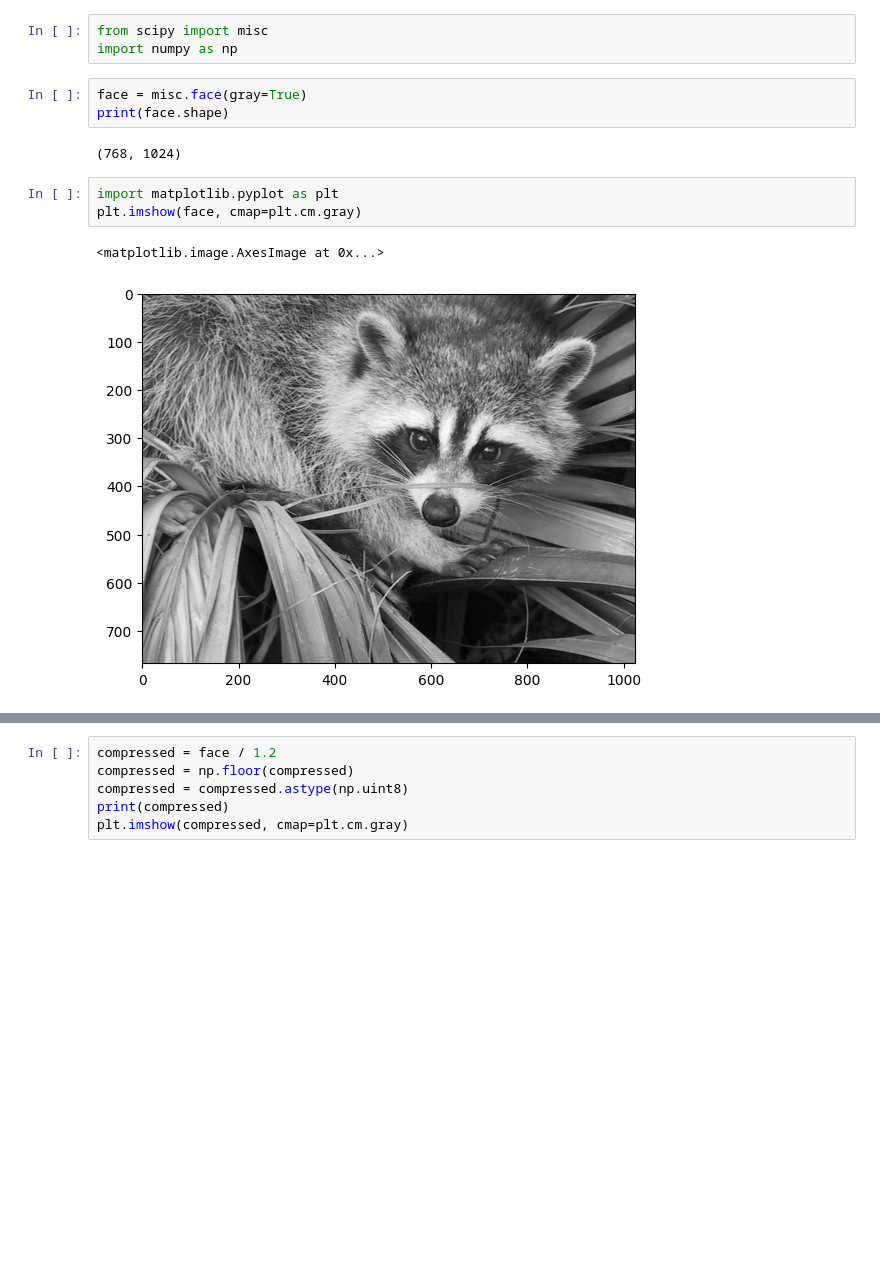
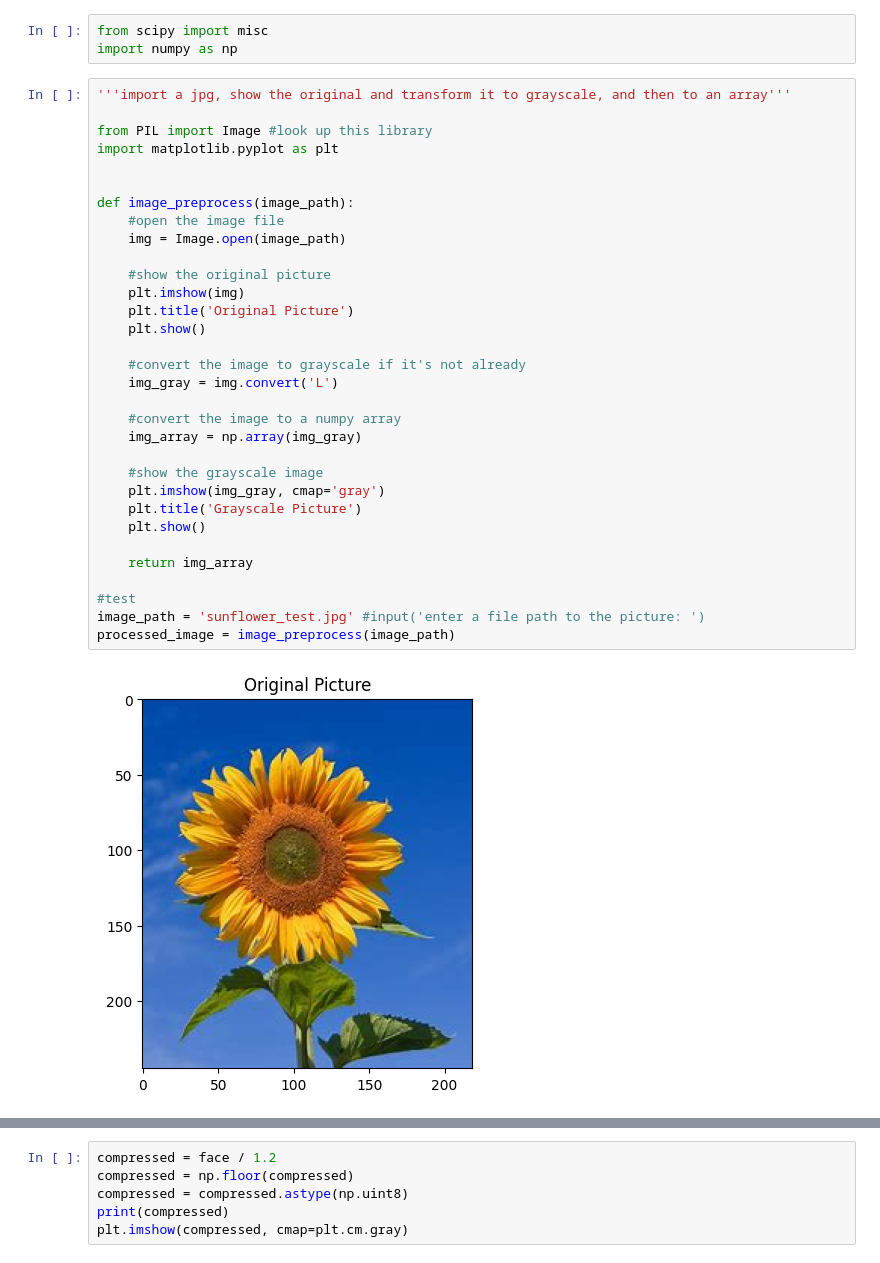
Before and after one commit to bartaldavid/groupwork, a Jupyter notebook: test.ipynb, the cells around one changed output, grey strips where cells are left out. Drawn from its saved outputs; the diff is of its cells as text; blank space fills up the shorter version.

```diff
--- a/test.ipynb
+++ b/test.ipynb
@@ -1,14 +1,37 @@
 # %%
 from scipy import misc
 import numpy as np
-# %%
-face = misc.face(gray=True)
-print(face.shape)
-# %% [output]
-(768, 1024)
-# %%
-import matplotlib.pyplot as plt
-plt.imshow(face, cmap=plt.cm.gray)
-# %% [output]
-<matplotlib.image.AxesImage at 0x...>
-[figure, removed]
+# %%
+'''import a jpg, show the original and transform it to grayscale, and then to an array'''
+
+from PIL import Image #look up this library
+import matplotlib.pyplot as plt
+
+
+def image_preprocess(image_path):
+    #open the image file
+    img = Image.open(image_path)
+
+    #show the original picture
+    plt.imshow(img)
+    plt.title('Original Picture')
+    plt.show()
+
+    #convert the image to grayscale if it's not already
+    img_gray = img.convert('L')
+
+    #convert the image to a numpy array
+    img_array = np.array(img_gray)
+
+    #show the grayscale image
+    plt.imshow(img_gray, cmap='gray')
+    plt.title('Grayscale Picture')
+    plt.show()
+
+    return img_array
+
+#test
+image_path = 'sunflower_test.jpg' #input('enter a file path to the picture: ')
+processed_image = image_preprocess(image_path)
+# %% [output]
+[figure, added]
```
Also changed, not shown: parts of 4 cells of this notebook, 1 other file.
